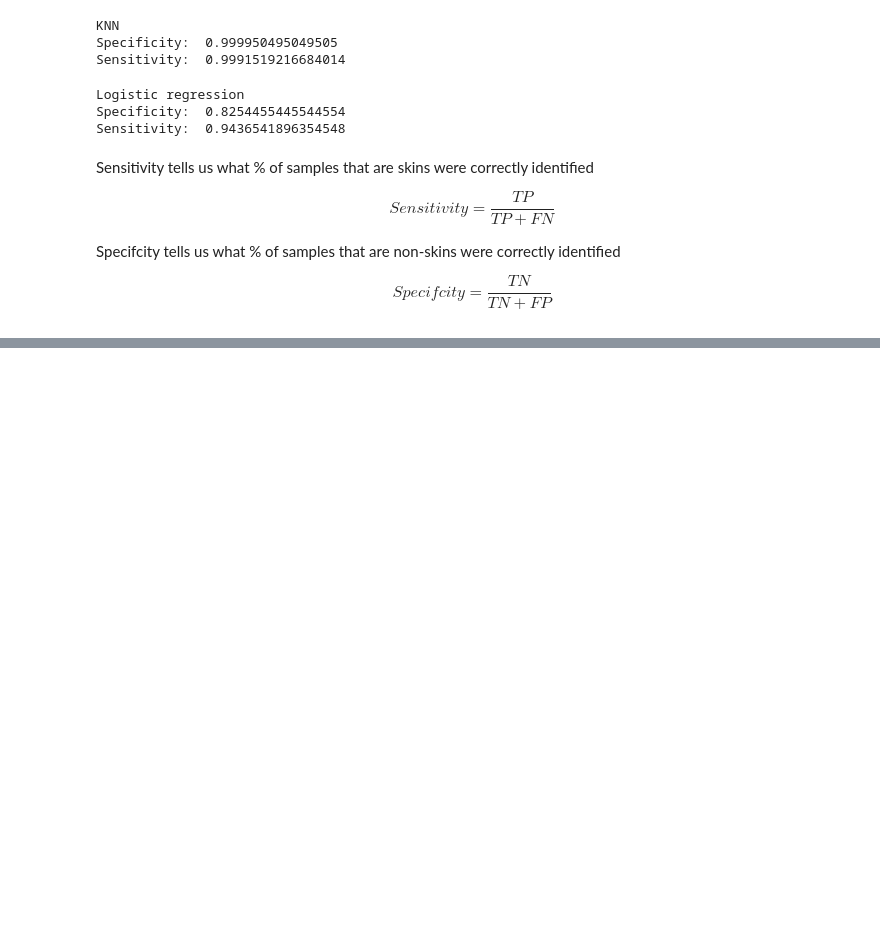
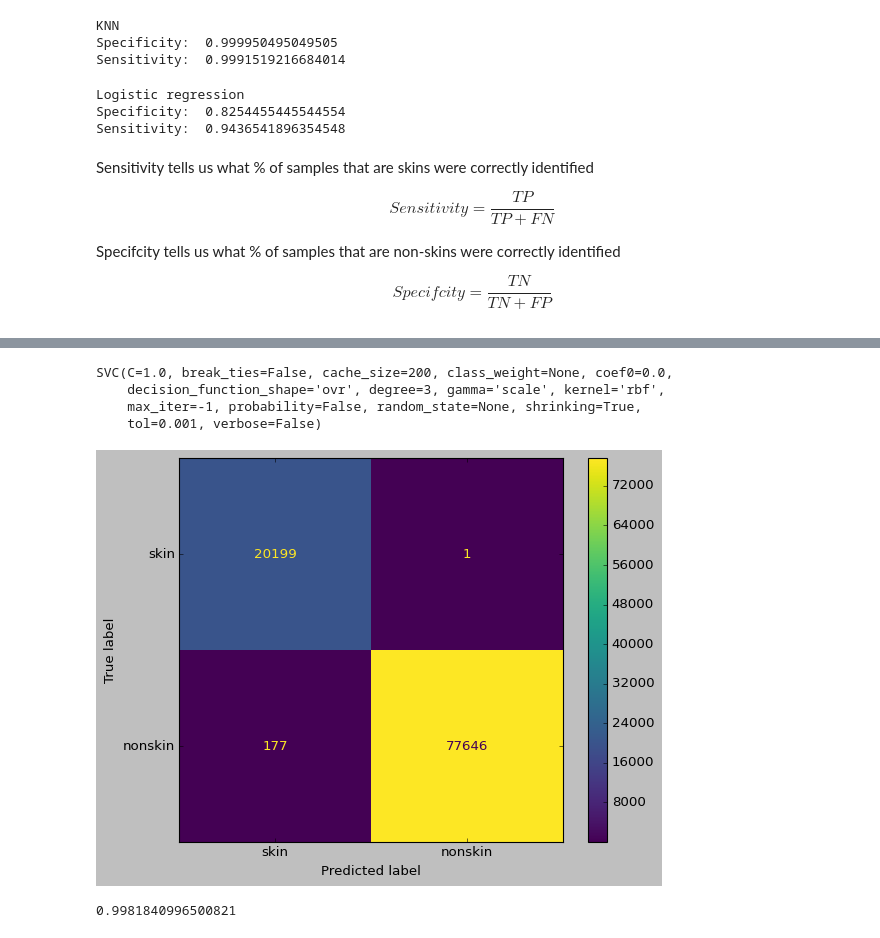
Before and after one commit to Zubayear/Machine-Learning, a Jupyter notebook: Skin_Segmentation.ipynb, the cells around one changed output, grey strips where cells are left out. Saved outputs shown, nothing was run; the diff lists cells and outputs as text; code cells hidden in the pictures; blank space fills up the shorter version.

```diff
--- a/Skin_Segmentation.ipynb
+++ b/Skin_Segmentation.ipynb
@@ -21,10 +26,8 @@ The Skin Segmentation dataset is constructed over B, G, R color space. Skin and
 
 The skin dataset is collected by randomly sampling B,G,R values from face images of various age groups (young, middle, and old), race groups (white, black, and asian), and genders obtained from FERET database and PAL database.
 # %%
-df = pd.read_csv('datasets/Skin_NonSkin.txt',
-                delimiter='\t',
-                 header=None,
-                 names=['B', 'G', 'R', 'skin-nonskin'])
+df = pd.read_csv('/content/drive/My Drive/Assignment/classification/datasets/Skin_NonSkin.txt',
+                      delimiter='\t', header=None, names=['B', 'G', 'R', 'skin-nonskin'])
 # %% [markdown]
 # Dataset explore
 # %%
@@ -597,0 +610,23 @@ $$Specifcity = \frac{TN}{TN + FP}$$
+# %%
+# Create a svm classifier
+clf_svm_full = svm.SVC()
+
+# Train the model using training sets
+clf_svm_full.fit(X_train, y_train)
+# %% [output]
+SVC(C=1.0, break_ties=False, cache_size=200, class_weight=None, coef0=0.0,
+    decision_function_shape='ovr', degree=3, gamma='scale', kernel='rbf',
+    max_iter=-1, probability=False, random_state=None, shrinking=True,
+    tol=0.001, verbose=False)
+# %%
+plt.style.use('classic')
+plot_confusion_matrix(
+    clf_svm_full,
+    X_test,
+    y_test,
+    values_format='d',
+    display_labels=['skin', 'nonskin']
+)
+plt.show()
+# %% [output]
+[figure, added]
@@ -597,0 +654,4 @@ $$Specifcity = \frac{TN}{TN + FP}$$
+# %%
+print(clf_svm_full_accuracy)
+# %% [output]
+0.9981840996500821
```
Also changed, not shown: parts of 52 cells of this notebook.
